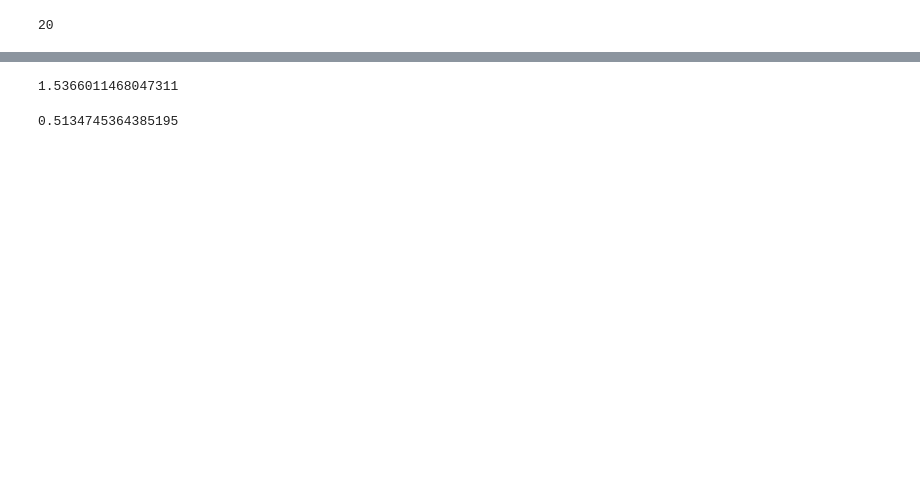
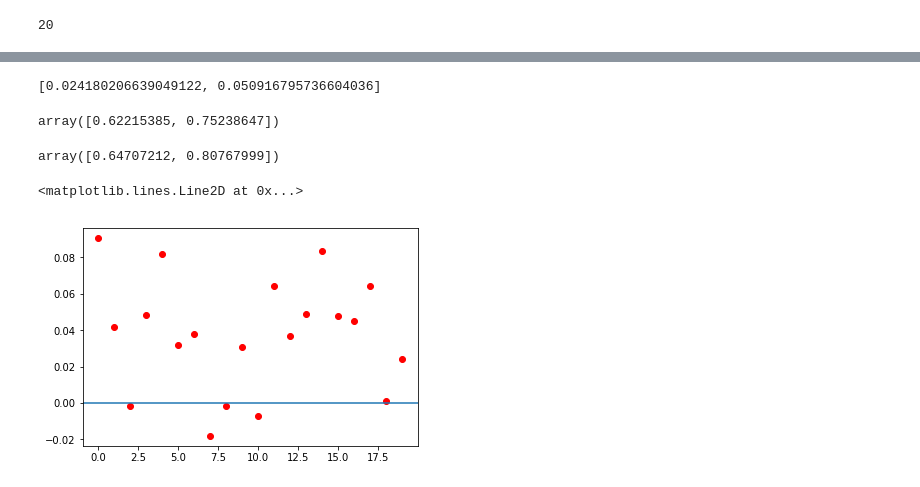
Before and after one commit to JINhuaqing/MNAR, a Jupyter notebook: RealData/yelp/Yelp_res_ana.ipynb, the cells around one changed output, grey strips where cells are left out. Drawn from its saved outputs; the diff is of its cells as text; code cells hidden in the pictures; blank space fills up the shorter version.

```diff
--- a/RealData/yelp/Yelp_res_ana.ipynb
+++ b/RealData/yelp/Yelp_res_ana.ipynb
@@ -183,8 +153,21 @@ from scipy.special import logit
-# %%
-((MNARgt -logit(MNARprobs))**2).mean()
-# %% [output]
-1.5366011468047311
-# %%
-MARprobs.min()
-# %% [output]
-0.5134745364385195
+# %%
+marres = np.array(allaucdf["MAR"])
+mnarres = np.array(allaucdf["MNAR"])
+diff = mnarres - marres
+[np.mean(diff) - 1.96* np.std(diff)/np.sqrt(len(diff)), np.mean(diff) + 1.96* np.std(diff)/np.sqrt(len(diff))]
+# %% [output]
+[0.024180206639049122, 0.050916795736604036]
+# %%
+np.quantile(marres, [0.025, 0.975])
+# %% [output]
+array([0.62215385, 0.75238647])
+# %%
+np.quantile(mnarres, [0.05, 0.95])
+# %% [output]
+array([0.64707212, 0.80767999])
+# %%
+plt.plot(diff, "or")
+plt.axhline(0)
+# %% [output]
+<matplotlib.lines.Line2D at 0x...>
+[figure, added]
```
Also changed, not shown: parts of 17 cells of this notebook, 3 other files.
